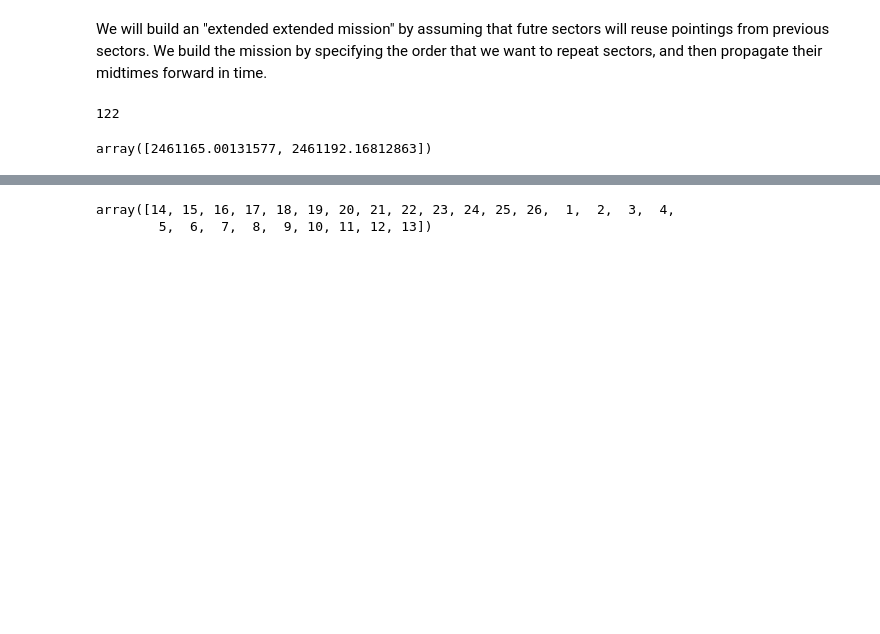
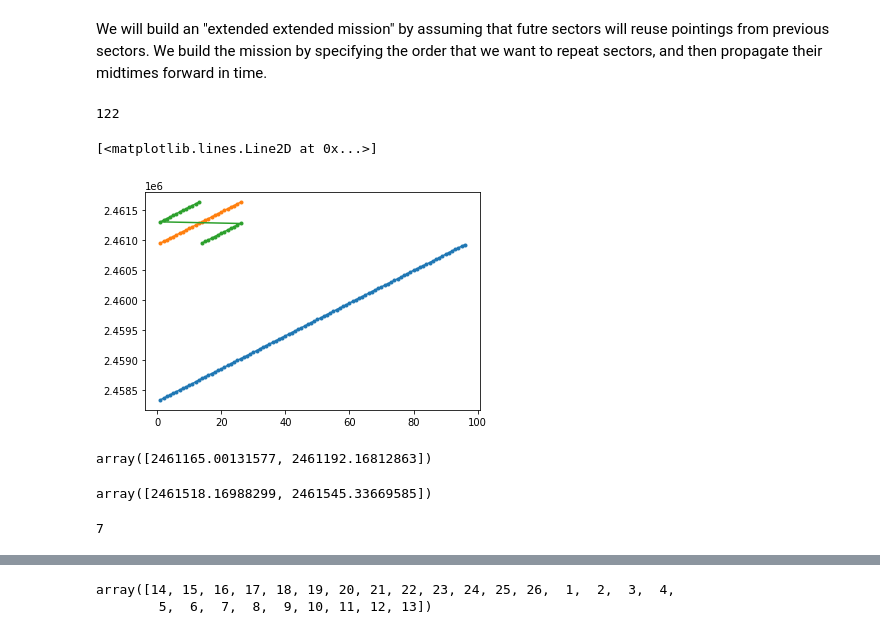
Before and after one commit to rae-holcomb/tess_scheduling, a Jupyter notebook: tess_scheduling_sandbox.ipynb, the cells around one changed output, grey strips where cells are left out. Saved outputs shown, nothing was run; the diff lists cells and outputs as text; code cells hidden in the pictures; blank space fills up the shorter version.

```diff
--- a/tess_scheduling_sandbox.ipynb
+++ b/tess_scheduling_sandbox.ipynb
@@ -655,36 +655,39 @@ We will build an "extended extended mission" by assuming that futre sectors will
 # %%
 # midtimes = TESS_Spacecraft_Pointing_Data.midtimes
 # sectors_all = TESS_Spacecraft_Pointing_Data.sectors
 # plt.plot(midtimes[1:] - midtimes[:-1])
 # plt.plot(sectors_all[-30:], midtimes[-30:], marker='.')
 
 # average time between sector midtimes
 sec_cadence = np.mean(midtimes[1:] - midtimes[:-1])
 
 # Assume that the extended mission will reuse pointings from previous sectors
 # repeat just year 1 and 2 as is
 def_strat = sectors_all[:26]
-ext_midtimes = midtimes[-1] + sec_cadence * (1 + np.arange(len(def_strat)))
+strat_midtimes = midtimes[-1] + sec_cadence * (1 + np.arange(len(def_strat)))
 
 # here is a strategy that observes the north first and the south second
 flip_strat = np.hstack([sectors_all[13:26], sectors_all[:13]])
 # flip_times = midtimes[-1] + sec_cadence * (1 + np.arange(len(flip_strat)))
-# flip_times = ext_midtimes[flip_secs-1]
-
-# # plot to check that the times line up properly
-# plt.plot(sectors_all, midtimes, marker='.')
-# plt.plot(new_secs + sectors_all[-1], ext_midtimes, marker='.')
+# flip_times = strat_midtimes[flip_secs-1]
 
 # sector numbers and midtimes for the length of the extended mission
 # this is invariant with strategy
 sectors_ext = np.arange(1, len(sectors_all)+len(def_strat)+1)
-midtimes_ext = np.hstack([midtimes, ext_midtimes])
+midtimes_ext = np.hstack([midtimes, strat_midtimes])
 sectors_all = TESS_Spacecraft_Pointing_Data.sectors
 extStart = midtimes_ext[0] - 13.5
 extStop = midtimes_ext[-1] + 13.5
-len(midtimes_ext)
+print(len(midtimes_ext))
+
+# # plot to check that the times line up properly
+plt.plot(sectors_all, midtimes, marker='.')
+plt.plot(def_strat, strat_midtimes, marker='.', label='Default Strategy')
+plt.plot(flip_strat, strat_midtimes, marker='.', label="Flipped Strategy")
 # %% [output]
 122
+[<matplotlib.lines.Line2D at 0x...>]
+[figure, added]
 # %%
 # define a function for the default strategy
 # takes in the sectors for a target and puts out what the extende mission sectors would be
@@ -726,5 +729,21 @@ new_midtimes[new_midtimes>missionStop]
 # %% [output]
 array([2461165.00131577, 2461192.16812863])
+# %%
+# example usage
+# strat = def_strat
+strat = flip_strat
+s = np.asarray(tdf.loc[301, 'sec'])
+full_secs = extend_sectors(s, strat)  # target sectors, strategy
+full_midtimes = get_new_midtimes(full_secs, midtimes_ext)
+new_midtimes = full_midtimes[full_midtimes>missionStop]
+new_midtimes
+# %% [output]
+array([2461518.16988299, 2461545.33669585])
+# %%
+len(midtimes_ext)
+len(full_midtimes)
+# %% [output]
+7
 # %%
 # for easy copying
 # average time between sector midtimes
```
Also changed, not shown: parts of 5 cells of this notebook, 1 other file.
